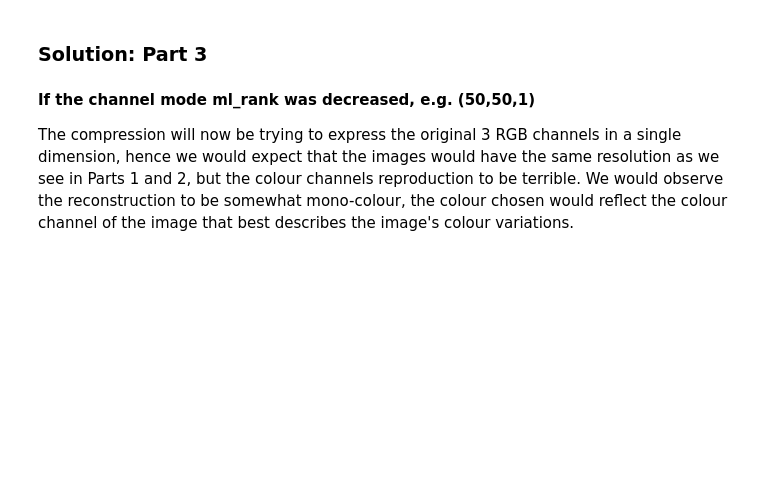
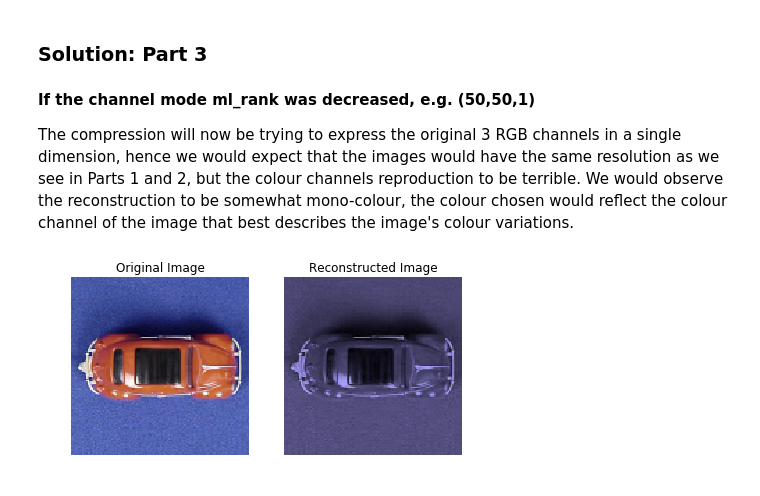
Before and after one commit to adehad/ASPMI, a Jupyter notebook: Python/Q5/notebooks/3_Tucker_decomposition_and_applications.ipynb, the cells around one changed output. Cells and saved outputs as stored; diff of their text form; code cells hidden in the pictures; blank space fills up the shorter version.

```diff
--- a/Python/Q5/notebooks/3_Tucker_decomposition_and_applications.ipynb
+++ b/Python/Q5/notebooks/3_Tucker_decomposition_and_applications.ipynb
@@ -394,3 +400,15 @@ Reconstructed Apple Side, R Channel:
 **If the channel mode ml_rank was decreased, e.g. (50,50,1)**
 
 The compression will now be trying to express the original 3 RGB channels in a single dimension, hence we would expect that the images would have the same resolution as we see in Parts 1 and 2, but the colour channels reproduction to be terrible. We would observe the reconstruction to be somewhat mono-colour, the colour chosen would reflect the colour channel of the image that best describes the image's colour variations.
+# %%
+ml_rank = (50, 50, 1) # to check effect of reducing channel mode further
+
+# Perform decompositions
+tensor_tkd_ct_2 = algorithm.decompose(tensor_car_top, rank=ml_rank)
+# Reconstruction
+tensor_rec_ct_2 = tensor_tkd_ct_2.reconstruct()
+# Evaluate results
+# Plot original and reconstructed images side by side
+plot_tensors(tensor_car_top, tensor_rec_ct_2)
+# %% [output]
+[figure, added]
```
Also changed, not shown: parts of 10 cells of this notebook, 5 other files.
